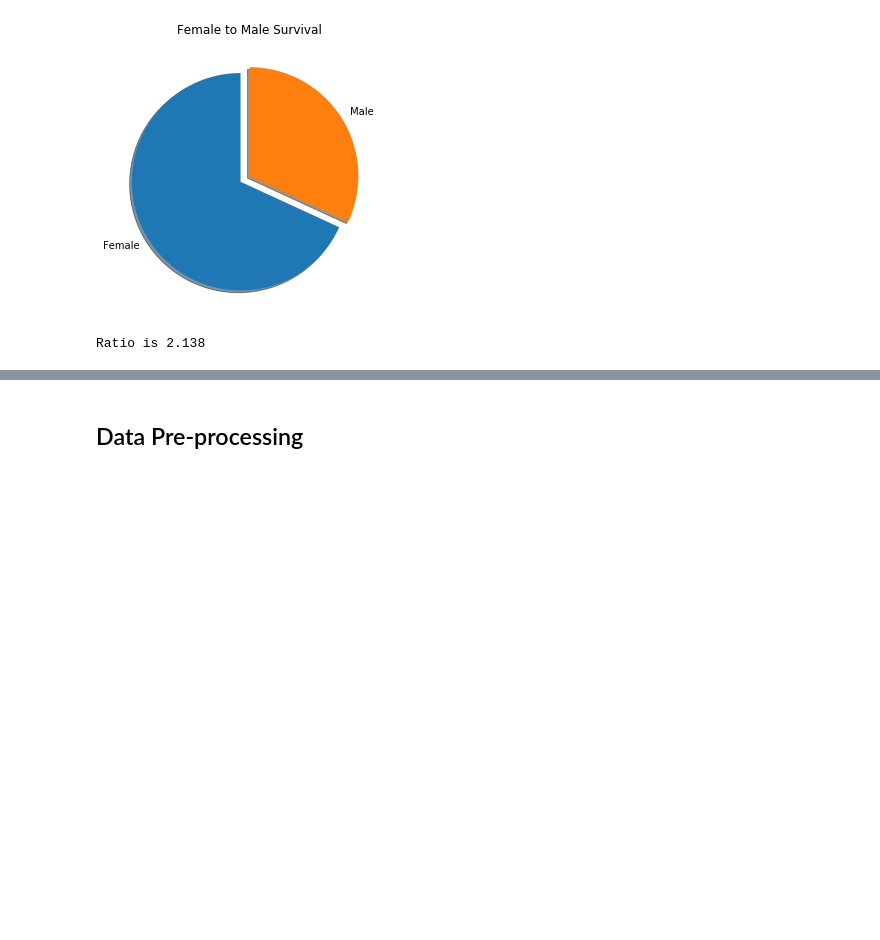
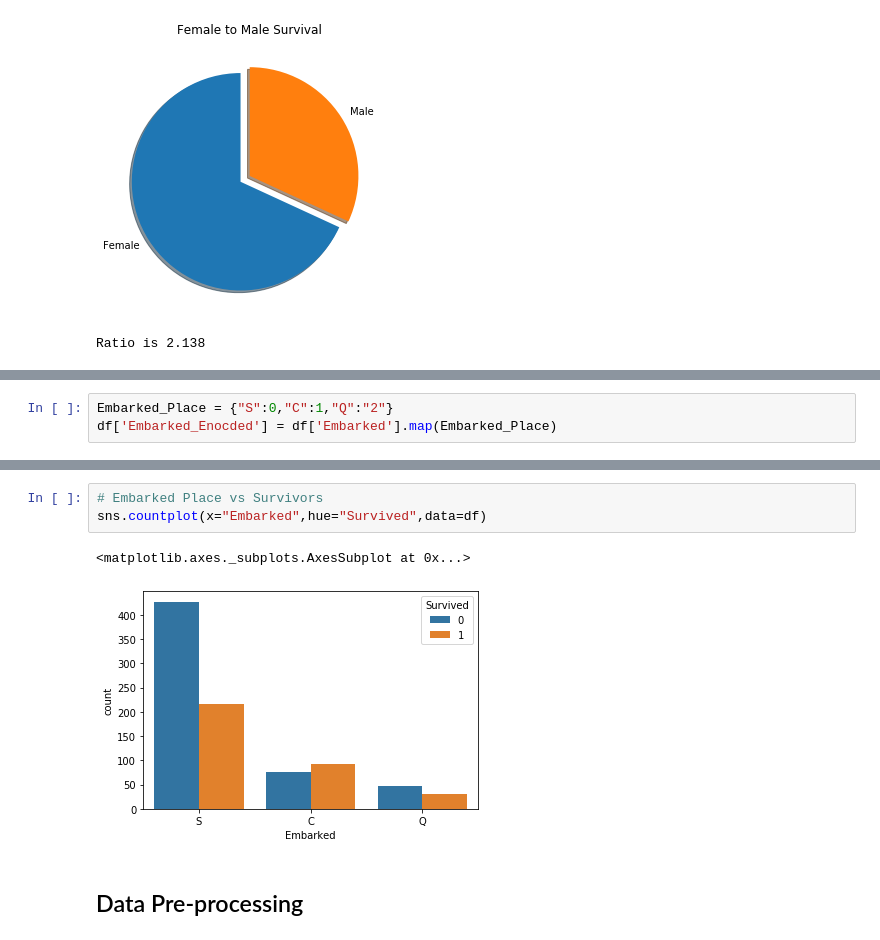
Before and after one commit to Umesh-Pandey94/Titanic-Predictions, a Jupyter notebook: Titanic Predictions.ipynb, the cells around one changed output, grey strips where cells are left out. Cells and saved outputs as stored; diff of their text form; blank space fills up the shorter version.

Commit message:
Add files via upload
Added new visualisations for different variables/columns like Survived vs Embarked, Survived vs Fare.

```diff
--- a/Titanic Predictions.ipynb
+++ b/Titanic Predictions.ipynb
@@ -113,0 +123,3 @@ Ratio is 2.138
+# %%
+Embarked_Place = {"S":0,"C":1,"Q":"2"}
+df['Embarked_Enocded'] = df['Embarked'].map(Embarked_Place)
@@ -114,3 +135,9 @@ Ratio is 2.138
+# %%
+# Embarked Place vs Survivors
+sns.countplot(x="Embarked",hue="Survived",data=df)
+# %% [output]
+<matplotlib.axes._subplots.AxesSubplot at 0x...>
+[figure, added]
 # %% [markdown]
 <h2>Data Pre-processing</h2>
 # %% [markdown]
```
Also changed, not shown: parts of 3 cells of this notebook.
